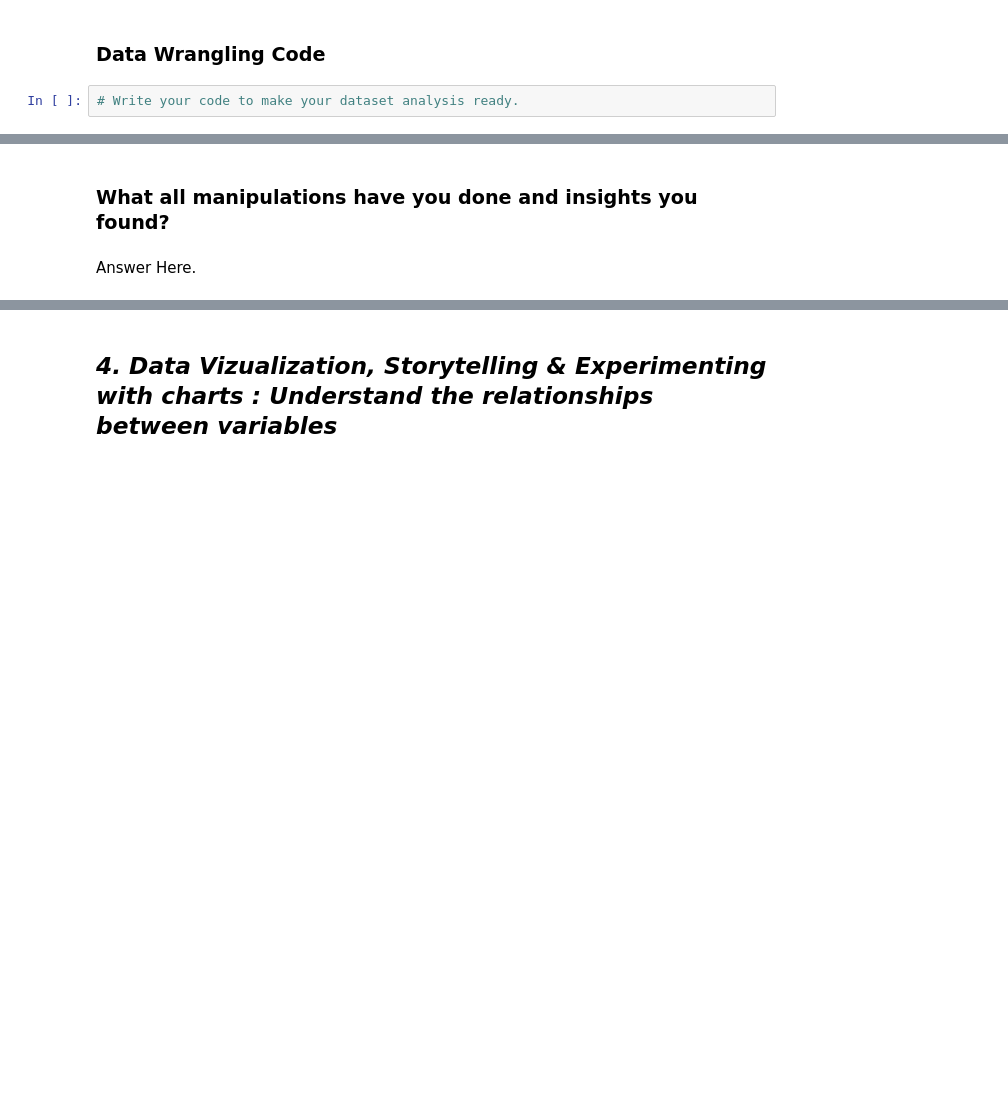
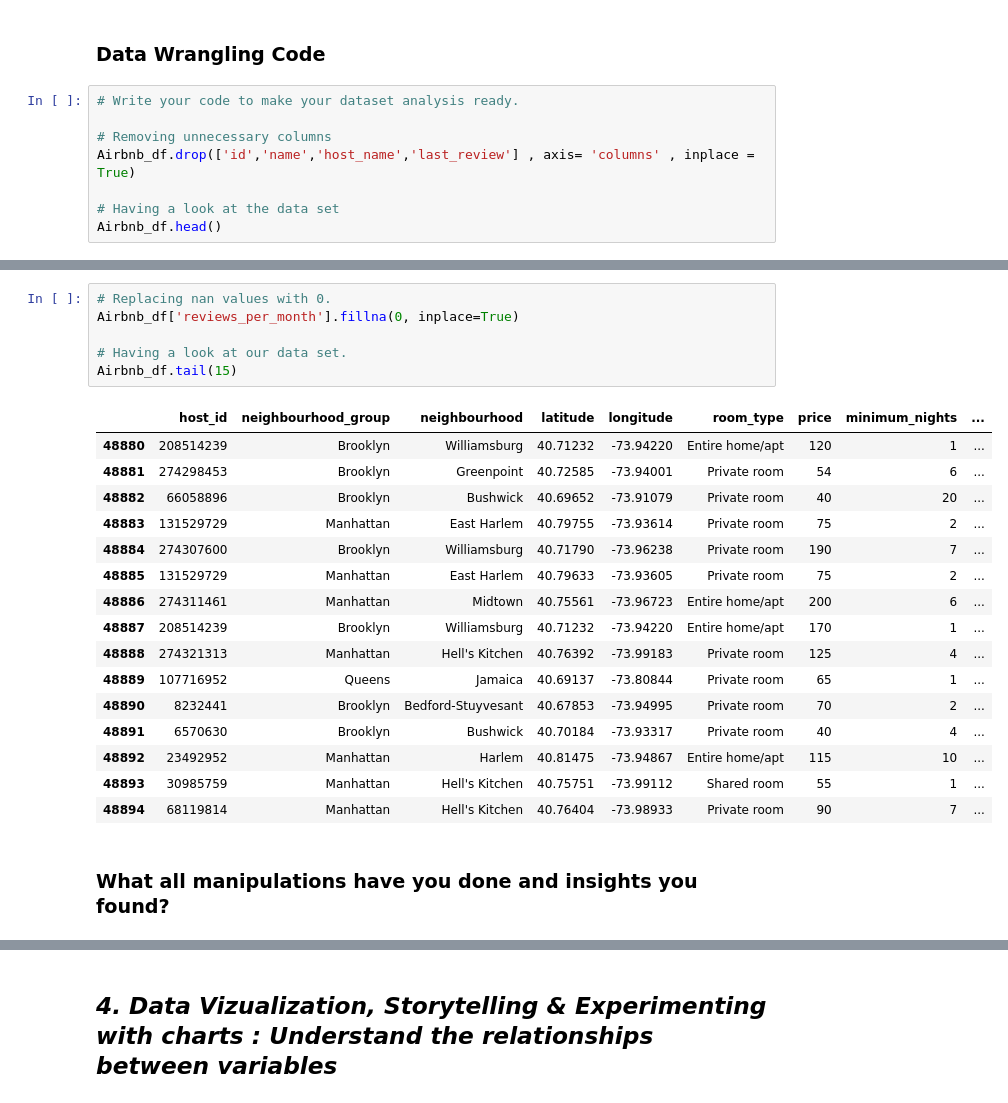
Before and after one commit to samee-faq/airbnb_eda_project, a Jupyter notebook: Sameera's_Airbnb_Bookings_Analysis_Capstone_Project_EDA.ipynb, the cells around one changed output, grey strips where cells are left out. Drawn from its saved outputs; the diff is of its cells as text; blank space fills up the shorter version.

Commit message:
make aur data analysis ready

```diff
--- a/Sameera's_Airbnb_Bookings_Analysis_Capstone_Project_EDA.ipynb
+++ b/Sameera's_Airbnb_Bookings_Analysis_Capstone_Project_EDA.ipynb
@@ -262,3 +290,9 @@ Answer Here
 ### Data Wrangling Code
 # %%
 # Write your code to make your dataset analysis ready.
+
+# Removing unnecessary columns
+Airbnb_df.drop(['id','name','host_name','last_review'] , axis= 'columns' , inplace = True)
+
+# Having a look at the data set
+Airbnb_df.head()
@@ -265,4 +306,25 @@ Answer Here
+# %%
+# Replacing nan values with 0.
+Airbnb_df['reviews_per_month'].fillna(0, inplace=True)
+
+# Having a look at our data set.
+Airbnb_df.tail(15)
+# %% [output]
+|  | host_id | neighbourhood_group | neighbourhood | latitude | longitude | room_type | price | minimum_nights | ... |
+| 48880 | 208514239 | Brooklyn | Williamsburg | 40.71232 | -73.94220 | Entire home/apt | 120 | 1 | ... |
+| 48881 | 274298453 | Brooklyn | Greenpoint | 40.72585 | -73.94001 | Private room | 54 | 6 | ... |
+| 48882 | 66058896 | Brooklyn | Bushwick | 40.69652 | -73.91079 | Private room | 40 | 20 | ... |
+| 48883 | 131529729 | Manhattan | East Harlem | 40.79755 | -73.93614 | Private room | 75 | 2 | ... |
+| 48884 | 274307600 | Brooklyn | Williamsburg | 40.71790 | -73.96238 | Private room | 190 | 7 | ... |
+| 48885 | 131529729 | Manhattan | East Harlem | 40.79633 | -73.93605 | Private room | 75 | 2 | ... |
+| 48886 | 274311461 | Manhattan | Midtown | 40.75561 | -73.96723 | Entire home/apt | 200 | 6 | ... |
+| 48887 | 208514239 | Brooklyn | Williamsburg | 40.71232 | -73.94220 | Entire home/apt | 170 | 1 | ... |
+| 48888 | 274321313 | Manhattan | Hell's Kitchen | 40.76392 | -73.99183 | Private room | 125 | 4 | ... |
+| 48889 | 107716952 | Queens | Jamaica | 40.69137 | -73.80844 | Private room | 65 | 1 | ... |
+| 48890 | 8232441 | Brooklyn | Bedford-Stuyvesant | 40.67853 | -73.94995 | Private room | 70 | 2 | ... |
+| 48891 | 6570630 | Brooklyn | Bushwick | 40.70184 | -73.93317 | Private room | 40 | 4 | ... |
+| 48892 | 23492952 | Manhattan | Harlem | 40.81475 | -73.94867 | Entire home/apt | 115 | 10 | ... |
+| 48893 | 30985759 | Manhattan | Hell's Kitchen | 40.75751 | -73.99112 | Shared room | 55 | 1 | ... |
+| 48894 | 68119814 | Manhattan | Hell's Kitchen | 40.76404 | -73.98933 | Private room | 90 | 7 | ... |
 # %% [markdown]
 ### What all manipulations have you done and insights you found?
-# %% [markdown]
-Answer Here.
```
Also changed, not shown: parts of 11 cells of this notebook.
